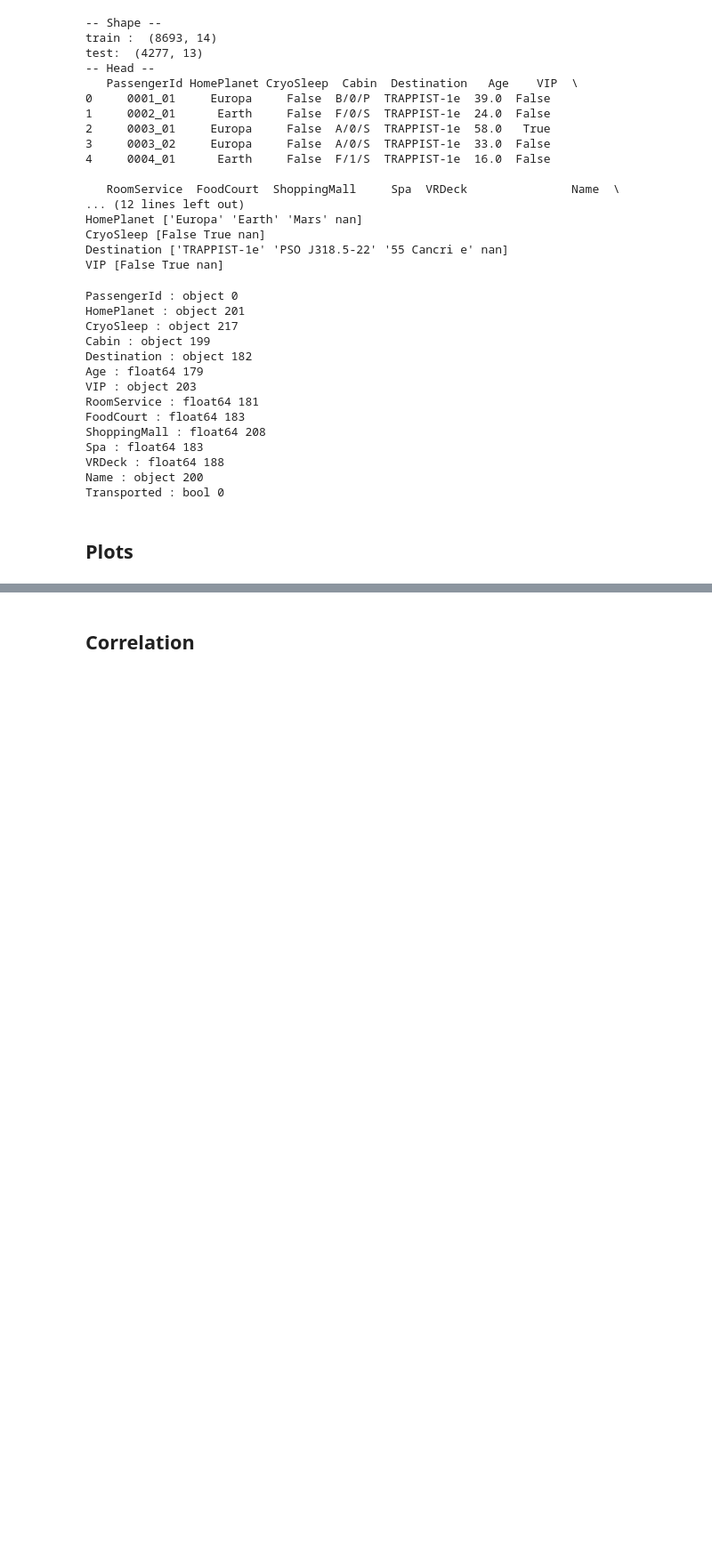
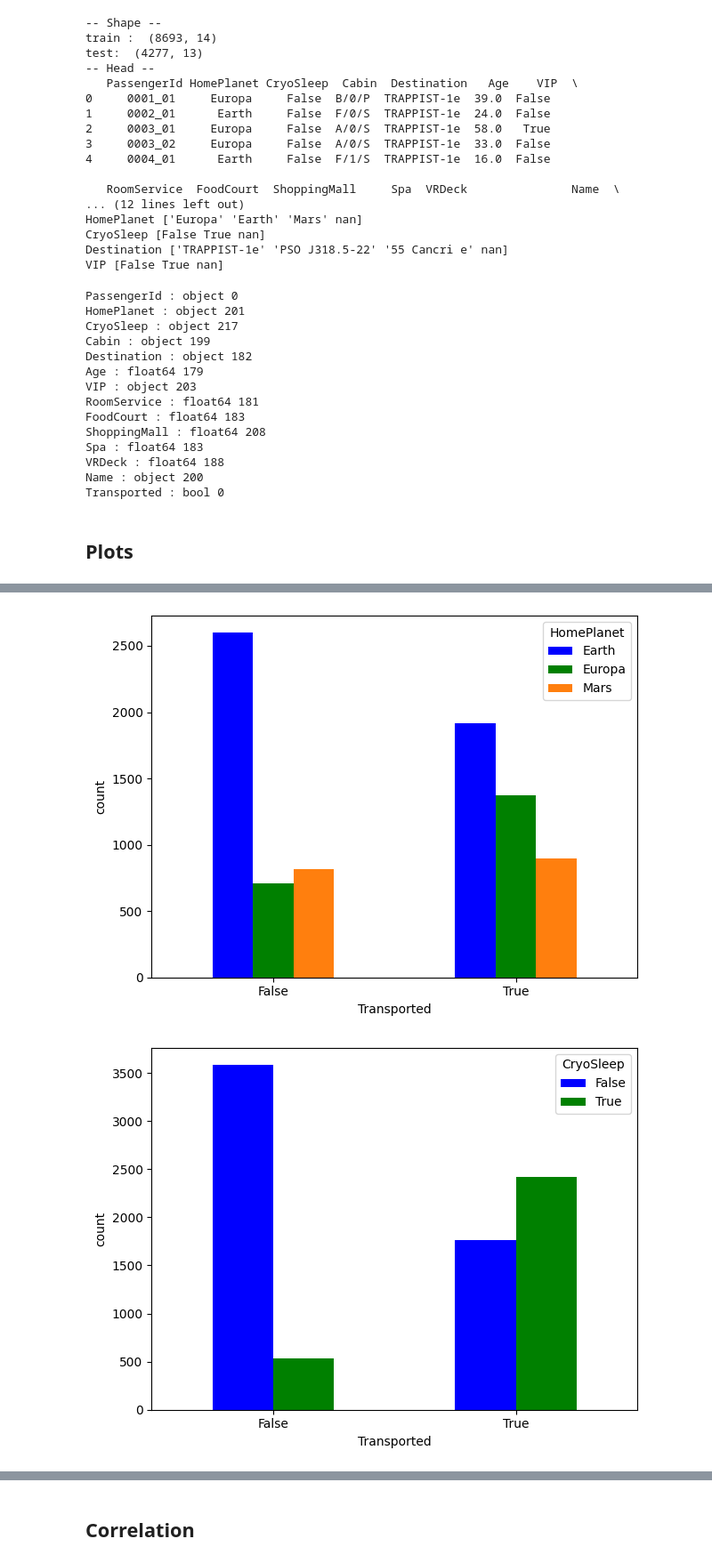
Before and after one commit to Husted42/Husted42, a Jupyter notebook: python/pipeline/spaceshipTitanic/pipeline.ipynb, the cells around one changed output, grey strips where cells are left out. Shown at 89% size. Saved outputs shown, nothing was run; the diff lists cells and outputs as text; code cells hidden in the pictures; blank space fills up the shorter version.

```diff
--- a/python/pipeline/spaceshipTitanic/pipeline.ipynb
+++ b/python/pipeline/spaceshipTitanic/pipeline.ipynb
@@ -94,0 +95,18 @@ plt.show()
+# %%
+lst = ['HomePlanet', 'CryoSleep', 'Destination', 'VIP']
+for elm in lst:
+    df_pivot = pd.pivot_table(
+        train[["Age", "Transported", elm]],
+        index="Transported",
+        columns=elm,
+        values=elm,
+        aggfunc='count')
+
+    fig, ax = plt.subplots()
+    df_pivot.plot(kind="bar", ax=ax, color=['blue', 'green', 'tab:orange'])
+    ax.tick_params(axis='x', rotation=0)
+    ax.set_ylabel("count")
+    plt.show()
+# %% [output]
+[figure, added]
+[figure, added]
```
Also changed, not shown: parts of 5 cells of this notebook.
